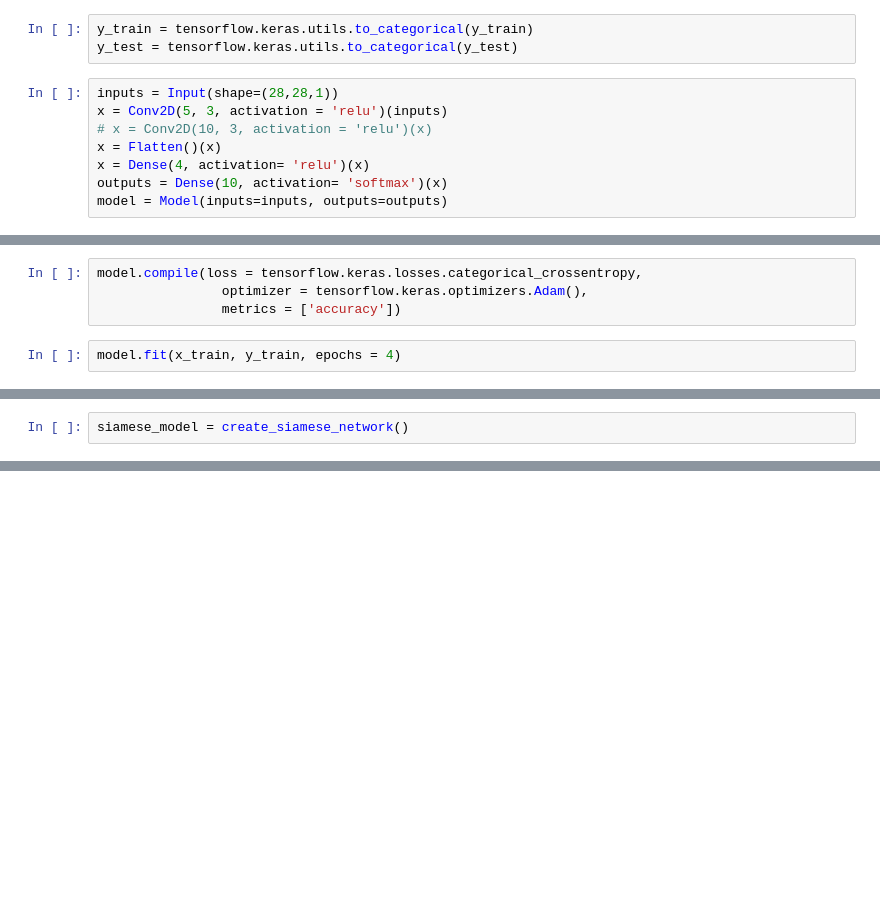
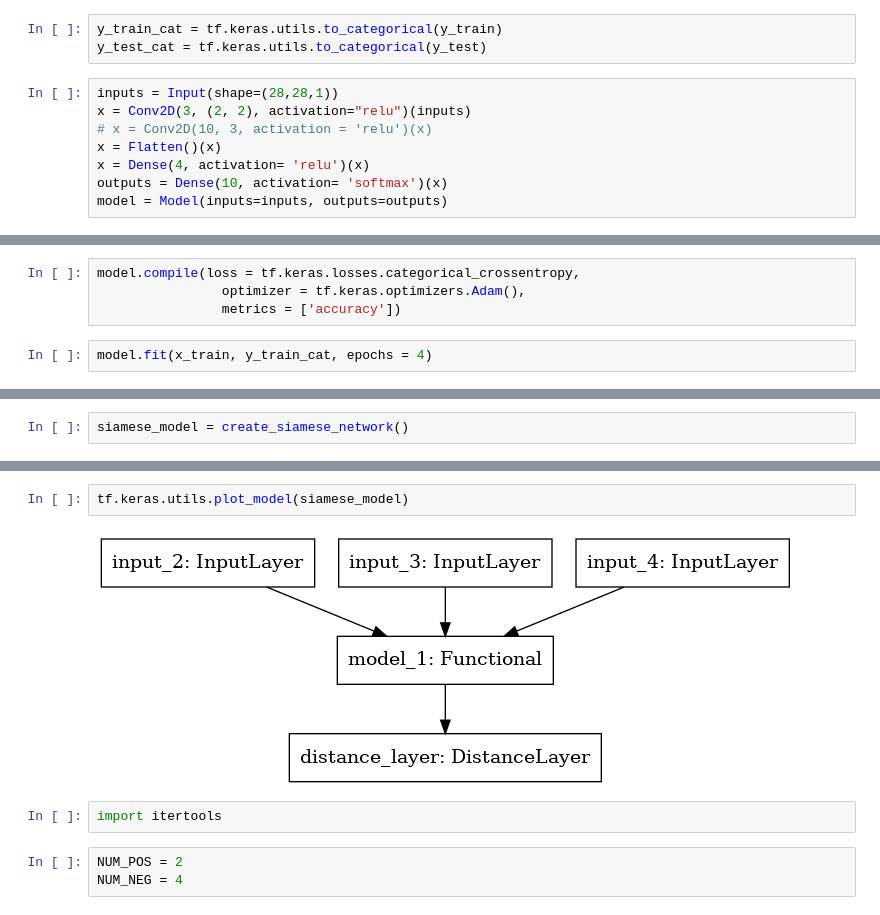
Before and after one commit to hashbanger/siamese-network-mnist, a Jupyter notebook: siamese-classical.ipynb, the cells around one changed output, grey strips where cells are left out. Saved outputs shown, nothing was run; the diff lists cells and outputs as text; blank space fills up the shorter version.

Commit message:
fitting siamese

```diff
--- a/siamese-classical.ipynb
+++ b/siamese-classical.ipynb
@@ -18,11 +20,11 @@ print("Number of original test examples:", len(x_test))
 Number of original training examples: 60000
 Number of original test examples: 10000
 # %%
-y_train = tensorflow.keras.utils.to_categorical(y_train)
-y_test = tensorflow.keras.utils.to_categorical(y_test)
+y_train_cat = tf.keras.utils.to_categorical(y_train)
+y_test_cat = tf.keras.utils.to_categorical(y_test)
 # %%
 inputs = Input(shape=(28,28,1))
-x = Conv2D(5, 3, activation = 'relu')(inputs)
+x = Conv2D(3, (2, 2), activation="relu")(inputs)
 # x = Conv2D(10, 3, activation = 'relu')(x)
 x = Flatten()(x)
 x = Dense(4, activation= 'relu')(x)
@@ -58,9 +60,9 @@ Trainable params: 13,624
 Non-trainable params: 0
 _________________________________________________________________
 # %%
-model.compile(loss = tensorflow.keras.losses.categorical_crossentropy,
-                optimizer = tensorflow.keras.optimizers.Adam(),
+model.compile(loss = tf.keras.losses.categorical_crossentropy,
+                optimizer = tf.keras.optimizers.Adam(),
                 metrics = ['accuracy'])
 # %%
-model.fit(x_train, y_train, epochs = 4)
+model.fit(x_train, y_train_cat, epochs = 4)
 # %% [output]
@@ -212,3 +215,12 @@ Total params: 65,039
 Trainable params: 65,039
 Non-trainable params: 0
 __________________________________________________________________________________________________
+# %%
+tf.keras.utils.plot_model(siamese_model)
+# %% [output]
+[figure, added]
+# %%
+import itertools
+# %%
+NUM_POS = 2
+NUM_NEG = 4
```
Also changed, not shown: parts of 14 cells of this notebook, 1 other file.
